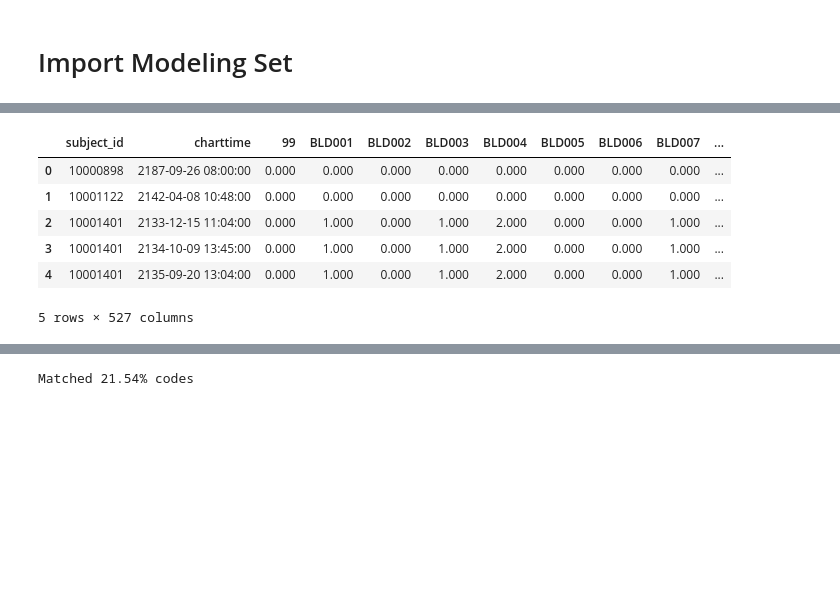
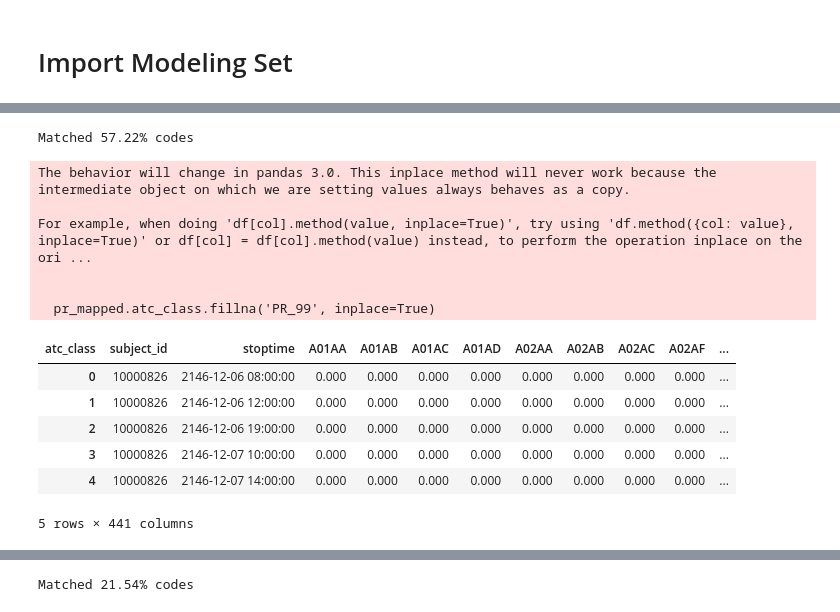
Before and after one commit to Jas-Dinh/resist.ai, a Jupyter notebook: Feature Engineering/mimic_feat_eng_diag_pr.ipynb, the cells around one changed output, grey strips where cells are left out. Cells and saved outputs as stored; diff of their text form; code cells hidden in the pictures; blank space fills up the shorter version.

Commit message:
finish proc feat eng

```diff
--- a/Feature Engineering/mimic_feat_eng_diag_pr.ipynb
+++ b/Feature Engineering/mimic_feat_eng_diag_pr.ipynb
@@ -28,7 +30,7 @@ def from_s3(bucket_name, file_name):
 # %% [markdown]
 # Import Modeling Set
 # %%
-file_name = 'MIMIC/Cleaned/df_omr_pt_ad.csv'
+file_name = 'MIMIC/Cleaned/df_omr_pt_ad_diag_proc.csv'
 df = from_s3(bucket_name, file_name)
 df['charttime'] = pd.to_datetime(df['charttime'])
 subjects = df['subject_id'].unique()
@@ -106,0 +83,12 @@ diag_pivot.head()
+# %%
+file_name = 'MIMIC/prescriptions.csv.gz'
+pr = from_s3(bucket_name, file_name)
+# filter subjects
+pr = pr[pr['subject_id'].isin(subjects)]
+# subset columns
+pr = pr[['subject_id', 'starttime', 'stoptime', 'drug_type', 'drug','formulary_drug_cd','gsn', 'ndc', 'dose_val_rx', 'dose_unit_rx']]
+# fillna
+pr.ndc = pr.ndc.fillna(0)
+# map codes
+pr.ndc = pr.ndc.apply(format_ndc)
+pr.head()
@@ -106,0 +155,4 @@ diag_pivot.head()
+# %%
+file_name = 'MIMIC/Cleaned/ndc_act_mapping.csv'
+ndc_map_exists = from_s3(bucket_name, file_name)
+ndc_map_exists.head()
@@ -107,25 +166,41 @@ diag_pivot.head()
+# %%
+num_matched = ndc_map_exists.ndc.nunique() / pr.ndc.nunique()
+print(f"Matched {num_matched:.2%} codes")
+# %% [output]
+Matched 57.22% codes
+# %%
+pr_mapped = pr.merge(ndc_map_exists, how='left', on='ndc')
+pr_mapped.atc_class.fillna('PR_99', inplace=True)
+pr_mapped = pr_mapped[['subject_id', 'stoptime', 'atc_class']]
+
+# pivot
+pr_pivot = pr_mapped.groupby(['subject_id', 'stoptime', 'atc_class']).size().reset_index()
+pr_pivot = pr_pivot.pivot(index=['subject_id', 'stoptime'], columns='atc_class', values=0).reset_index()
+pr_pivot.fillna(0, inplace=True)
+pr_pivot.head()
+# %% [output]
+The behavior will change in pandas 3.0. This inplace method will never work because the intermediate object on which we are setting values always behaves as a copy.
+
+For example, when doing 'df[col].method(value, inplace=True)', try using 'df.method({col: value}, inplace=True)' or df[col] = df[col].method(value) instead, to perform the operation inplace on the ori ...
+
+
+  pr_mapped.atc_class.fillna('PR_99', inplace=True)
+| atc_class | subject_id | stoptime | A01AA | A01AB | A01AC | A01AD | A02AA | A02AB | A02AC | A02AF | ... |
+| 0 | 10000826 | 2146-12-06 08:00:00 | 0.000 | 0.000 | 0.000 | 0.000 | 0.000 | 0.000 | 0.000 | 0.000 | ... |
+| 1 | 10000826 | 2146-12-06 12:00:00 | 0.000 | 0.000 | 0.000 | 0.000 | 0.000 | 0.000 | 0.000 | 0.000 | ... |
+| 2 | 10000826 | 2146-12-06 19:00:00 | 0.000 | 0.000 | 0.000 | 0.000 | 0.000 | 0.000 | 0.000 | 0.000 | ... |
+| 3 | 10000826 | 2146-12-07 10:00:00 | 0.000 | 0.000 | 0.000 | 0.000 | 0.000 | 0.000 | 0.000 | 0.000 | ... |
+| 4 | 10000826 | 2146-12-07 14:00:00 | 0.000 | 0.000 | 0.000 | 0.000 | 0.000 | 0.000 | 0.000 | 0.000 | ... |
+5 rows × 441 columns
 # %%
-# merge to sub/charttime data set
-sub_time = df[['subject_id', 'charttime']].drop_duplicates()
-df_diag = sub_time.merge(diag_pivot, on=['subject_id'], how='left')
+# join to final data
+df_sub = df[['subject_id', 'charttime']]
+df_pr = df_sub.merge(pr_pivot, on='subject_id', how='left')
+# filter dates, stop time before or equal to charttime
+df_pr['stoptime'] = pd.to_datetime(df_pr['stoptime'])
+df_pr = df_pr[(df_pr.stoptime <= df_pr.charttime) | (df_pr.stoptime.isna() == True)]
+df_pr.drop(columns=['stoptime'], inplace=True)
 
-# filter disch less than chartime
-df_diag['dischtime'] = pd.to_datetime(df_diag['dischtime'])
-df_diag['charttime'] = pd.to_datetime(df_diag['charttime'])
-df_diag = df_diag[(df_diag.dischtime <= df_diag.charttime) | (df_diag.dischtime.isna() == True)]
-
-# drop disch
-df_diag.drop(columns=['dischtime'], inplace=True)
-
-# count all diagnoses in medical hisotry up to charttime
-df_diag = df_diag.groupby(['subject_id', 'charttime']).sum().reset_index()
-df_diag.fillna(0, inplace=True)
-df_diag.head()
+# count all presciption counts per category up to charttime i.e., mdeication history
+df_pr = df_pr.groupby(['subject_id', 'charttime']).sum().reset_index()
+df_pr.fillna(0, inplace=True)
-# %% [output]
-|  | subject_id | charttime | 99 | BLD001 | BLD002 | BLD003 | BLD004 | BLD005 | BLD006 | BLD007 | ... |
-| 0 | 10000898 | 2187-09-26 08:00:00 | 0.000 | 0.000 | 0.000 | 0.000 | 0.000 | 0.000 | 0.000 | 0.000 | ... |
-| 1 | 10001122 | 2142-04-08 10:48:00 | 0.000 | 0.000 | 0.000 | 0.000 | 0.000 | 0.000 | 0.000 | 0.000 | ... |
-| 2 | 10001401 | 2133-12-15 11:04:00 | 0.000 | 1.000 | 0.000 | 1.000 | 2.000 | 0.000 | 0.000 | 1.000 | ... |
-| 3 | 10001401 | 2134-10-09 13:45:00 | 0.000 | 1.000 | 0.000 | 1.000 | 2.000 | 0.000 | 0.000 | 1.000 | ... |
-| 4 | 10001401 | 2135-09-20 13:04:00 | 0.000 | 1.000 | 0.000 | 1.000 | 2.000 | 0.000 | 0.000 | 1.000 | ... |
-5 rows × 527 columns
```
Also changed, not shown: parts of 25 cells of this notebook, 3 other files.
